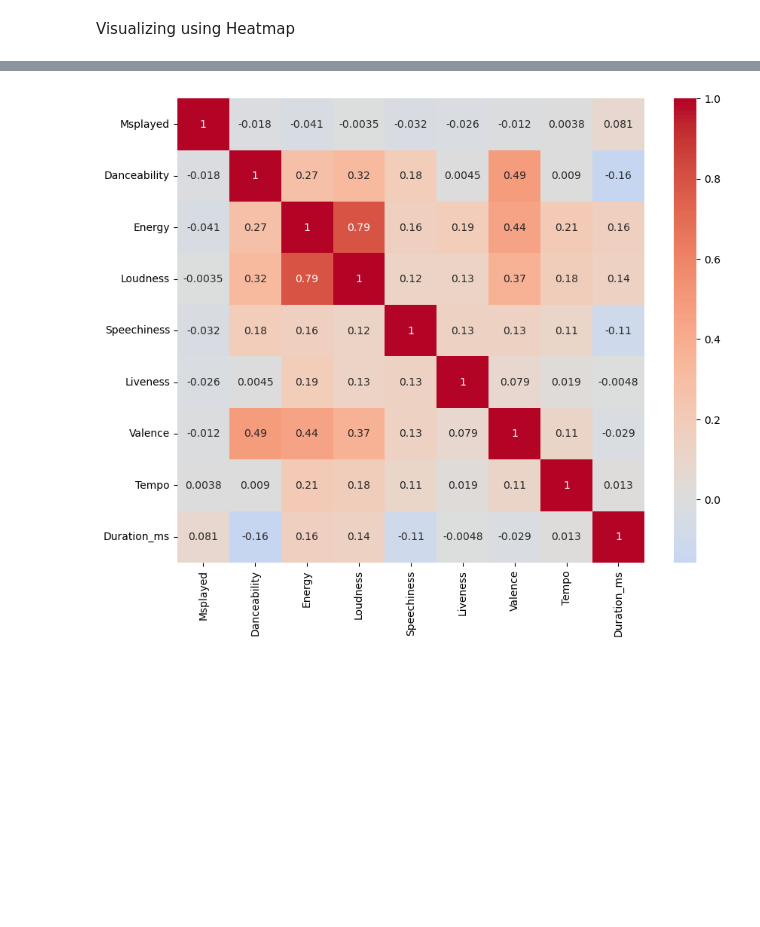
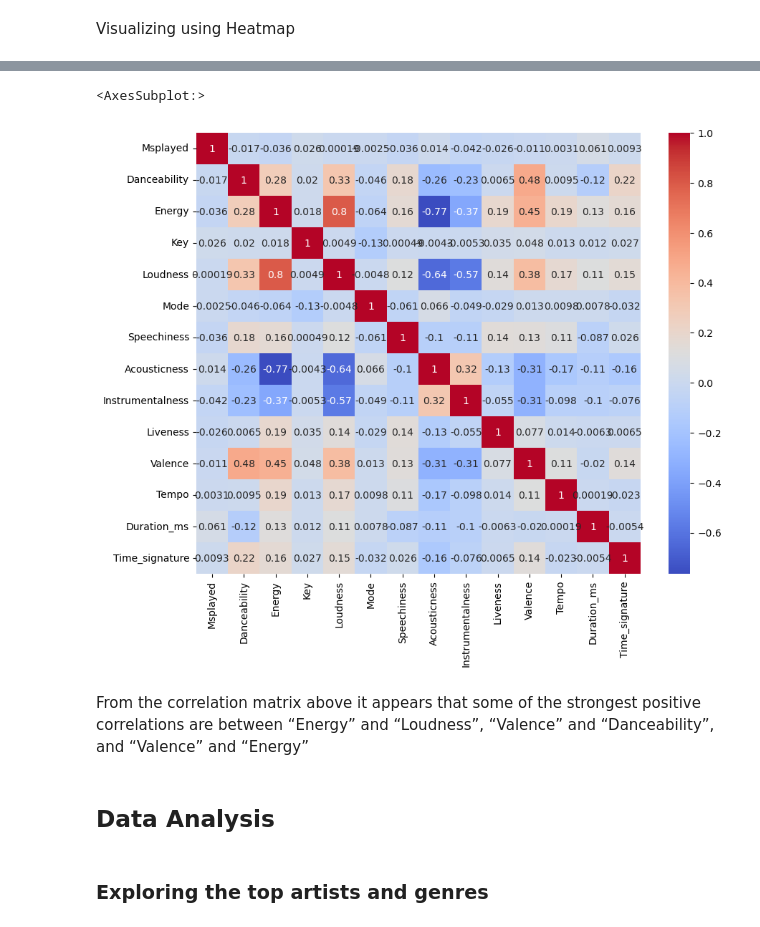
Before and after one commit to George-Mbugua/Music-Analysis, a Jupyter notebook: Music-Analysis.ipynb, the cells around one changed output, grey strips where cells are left out. Cells and saved outputs as stored; diff of their text form; code cells hidden in the pictures; blank space fills up the shorter version.

Commit message:
more analysis

```diff
--- a/Music-Analysis.ipynb
+++ b/Music-Analysis.ipynb
@@ -322,0 +294,3 @@ columns = ['Artistname', 'Genre', 'Msplayed', 'Danceability', 'Energy', 'Loudnes
+# %%
+correlations = music.corr()
+correlations
@@ -323,7 +313,12 @@ columns = ['Artistname', 'Genre', 'Msplayed', 'Danceability', 'Energy', 'Loudnes
 # %%
-correlation_matrix = music[columns].corr()
 plt.figure(figsize=(10, 8))
-sns.heatmap(correlation_matrix, annot=True, cmap="coolwarm", center=0)
-plt.show()
+sns.heatmap(correlations, cmap='coolwarm', annot=True)
 # %% [output]
+<AxesSubplot:>
-[figure, old version]
+[figure, new version]
+# %% [markdown]
+From the correlation matrix above it appears that some of the strongest positive correlations are between “Energy” and “Loudness”, “Valence” and “Danceability”, and “Valence” and “Energy”
+# %% [markdown]
+## Data Analysis
+# %% [markdown]
+### Exploring the top artists and genres
```
Also changed, not shown: parts of 13 cells of this notebook.
